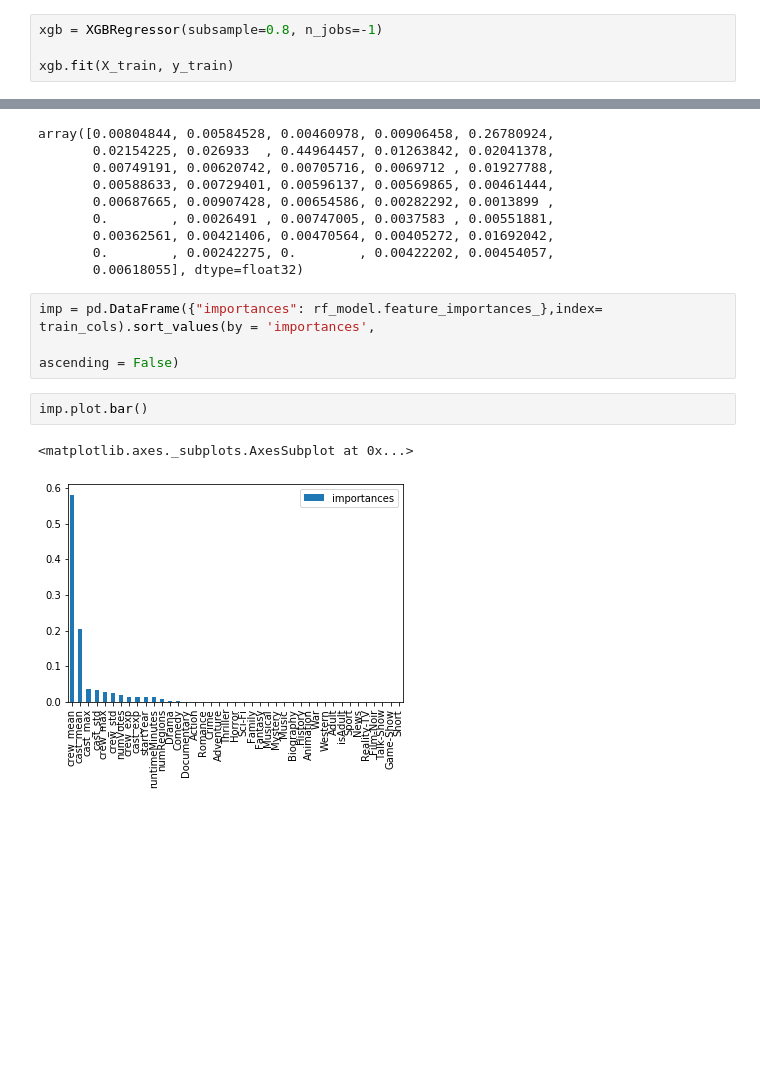
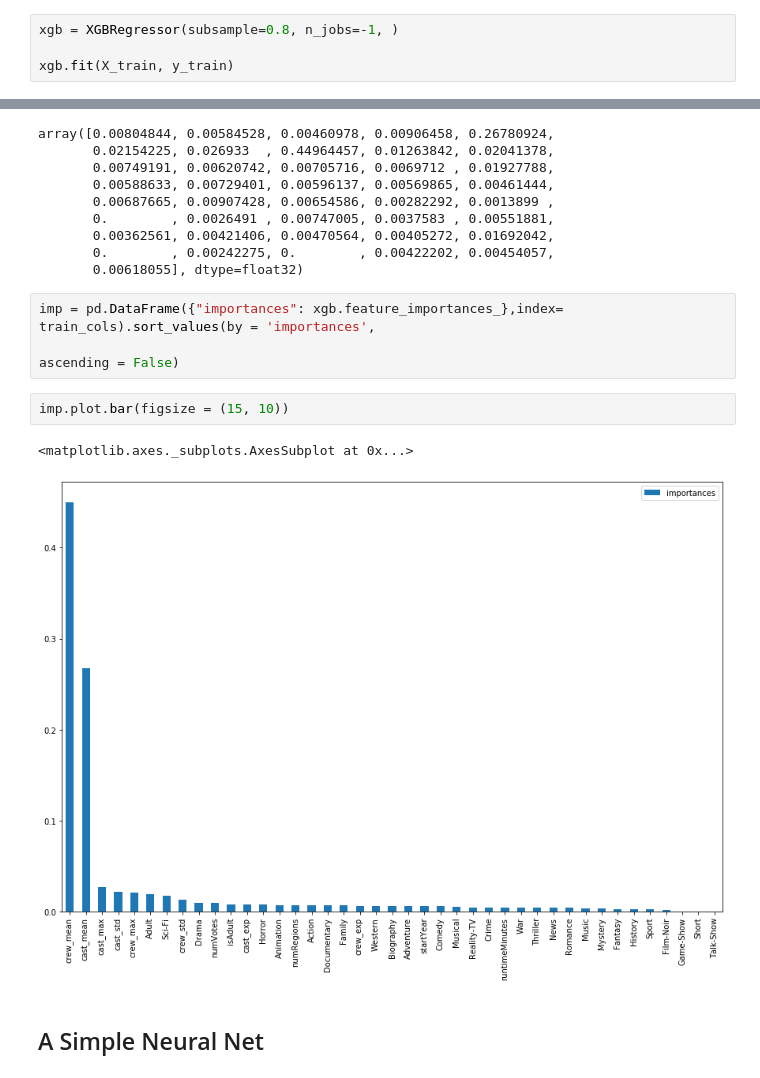
Before and after one commit to tanmaygadgil/imdb-analysis, a Jupyter notebook: Modeling.ipynb, the cells around one changed output, grey strips where cells are left out. Drawn from its saved outputs; the diff is of its cells as text; blank space fills up the shorter version.

Commit message:
adding modeling

```diff
--- a/Modeling.ipynb
+++ b/Modeling.ipynb
@@ -185,7 +212,7 @@ imp.plot.bar(figsize = (15, 10))
 # %% [markdown]
 ## Baseline XGB model
 # %%
-xgb = XGBRegressor(subsample=0.8, n_jobs=-1)
+xgb = XGBRegressor(subsample=0.8, n_jobs=-1, )
 
 xgb.fit(X_train, y_train)
 # %% [output]
@@ -220,10 +247,12 @@ array([0.00804844, 0.00584528, 0.00460978, 0.00906458, 0.26780924,
        0.        , 0.00242275, 0.        , 0.00422202, 0.00454057,
        0.00618055], dtype=float32)
 # %%
-imp = pd.DataFrame({"importances": rf_model.feature_importances_},index= train_cols).sort_values(by = 'importances',
+imp = pd.DataFrame({"importances": xgb.feature_importances_},index= train_cols).sort_values(by = 'importances',
                                                                                                  ascending = False)
 # %%
-imp.plot.bar()
+imp.plot.bar(figsize = (15, 10))
 # %% [output]
 <matplotlib.axes._subplots.AxesSubplot at 0x...>
-[figure, old version]
+[figure, new version]
+# %% [markdown]
+## A Simple Neural Net
```
Also changed, not shown: parts of 23 cells of this notebook, 3 other files.
